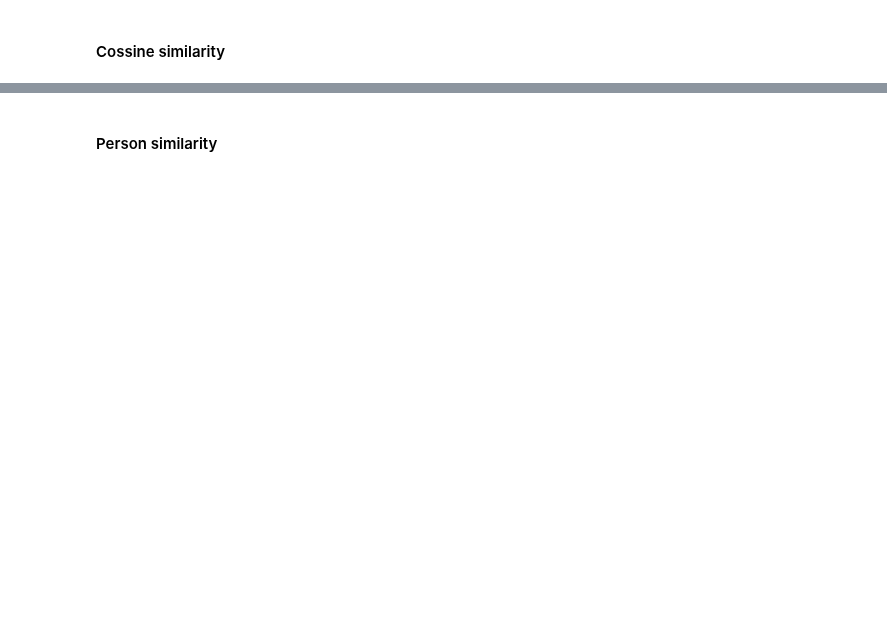
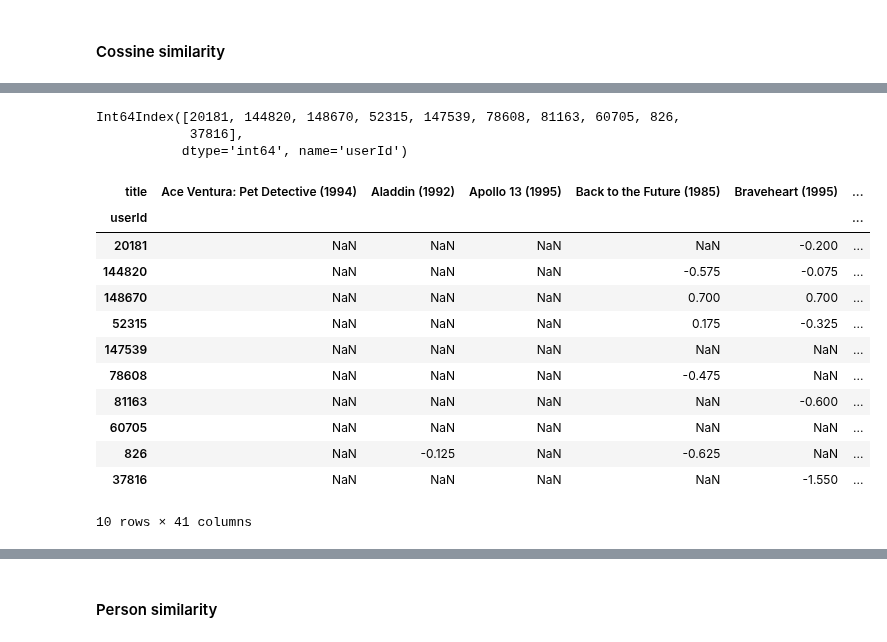
Before and after one commit to joaquim-oliveira-neto/rogue, a Jupyter notebook: notebooks/joaquim-model-test.ipynb, the cells around one changed output, grey strips where cells are left out. Cells and saved outputs as stored; diff of their text form; code cells hidden in the pictures; blank space fills up the shorter version.

```diff
--- a/notebooks/joaquim-model-test.ipynb
+++ b/notebooks/joaquim-model-test.ipynb
@@ -351,3 +432,5 @@ ratings_std_by_row
+# %%
+ratings_std_by_row_fill = ratings_std_by_row.fillna(0)
 # %%
 def make_user_ratings(movie_titles, ratings, df, zeros=True, std=True):
     number_of_movies = df.shape[1]
@@ -380,6 +463,6 @@ user_ratings = [1,4,3,1,4,1,1,5,1]
 user_ratings_df = make_user_ratings(
     user_rated_movies,
     user_ratings,
-    ratings_std_by_row_fill
+    ratings_std_by_row
 )
 user_ratings_df
@@ -400,13 +502,31 @@ def get_similar_users(user_similarities_df, number_of_similar_users):
 
 similar_users = get_similar_users(user_similarities_df, 10)
 similar_users
+# %% [output]
+Int64Index([20181, 144820, 148670, 52315, 147539, 78608, 81163, 60705, 826,
+            37816],
+           dtype='int64', name='userId')
 # %%
 def get_movies_not_seen(users_movies_ratings, similar_users, user_rated_movies):
-#     return users_movies_ratings.loc[similar_users].drop(columns=user_rated_movies)
-        return users_movies_ratings.loc[similar_users]
+    return users_movies_ratings.loc[similar_users].drop(columns=user_rated_movies)
+#         return users_movies_ratings.loc[similar_users]
 
 movies_not_seen = get_movies_not_seen(ratings_std_by_row, similar_users, user_rated_movies)
 movies_not_seen
+# %% [output]
+| title | Ace Ventura: Pet Detective (1994) | Aladdin (1992) | Apollo 13 (1995) | Back to the Future (1985) | Braveheart (1995) | ... |
+| userId |  |  |  |  |  | ... |
+| 20181 | NaN | NaN | NaN | NaN | -0.200 | ... |
+| 144820 | NaN | NaN | NaN | -0.575 | -0.075 | ... |
+| 148670 | NaN | NaN | NaN | 0.700 | 0.700 | ... |
+| 52315 | NaN | NaN | NaN | 0.175 | -0.325 | ... |
+| 147539 | NaN | NaN | NaN | NaN | NaN | ... |
+| 78608 | NaN | NaN | NaN | -0.475 | NaN | ... |
+| 81163 | NaN | NaN | NaN | NaN | -0.600 | ... |
+| 60705 | NaN | NaN | NaN | NaN | NaN | ... |
+| 826 | NaN | -0.125 | NaN | -0.625 | NaN | ... |
+| 37816 | NaN | NaN | NaN | NaN | -1.550 | ... |
+10 rows × 41 columns
 # %%
 def get_recommended_movies(movies_not_seen_df):
     return movies_not_seen_df.mean(axis=0, skipna=True).sort_values(ascending=False)
```
Also changed, not shown: parts of 27 cells of this notebook, 2 other files.
